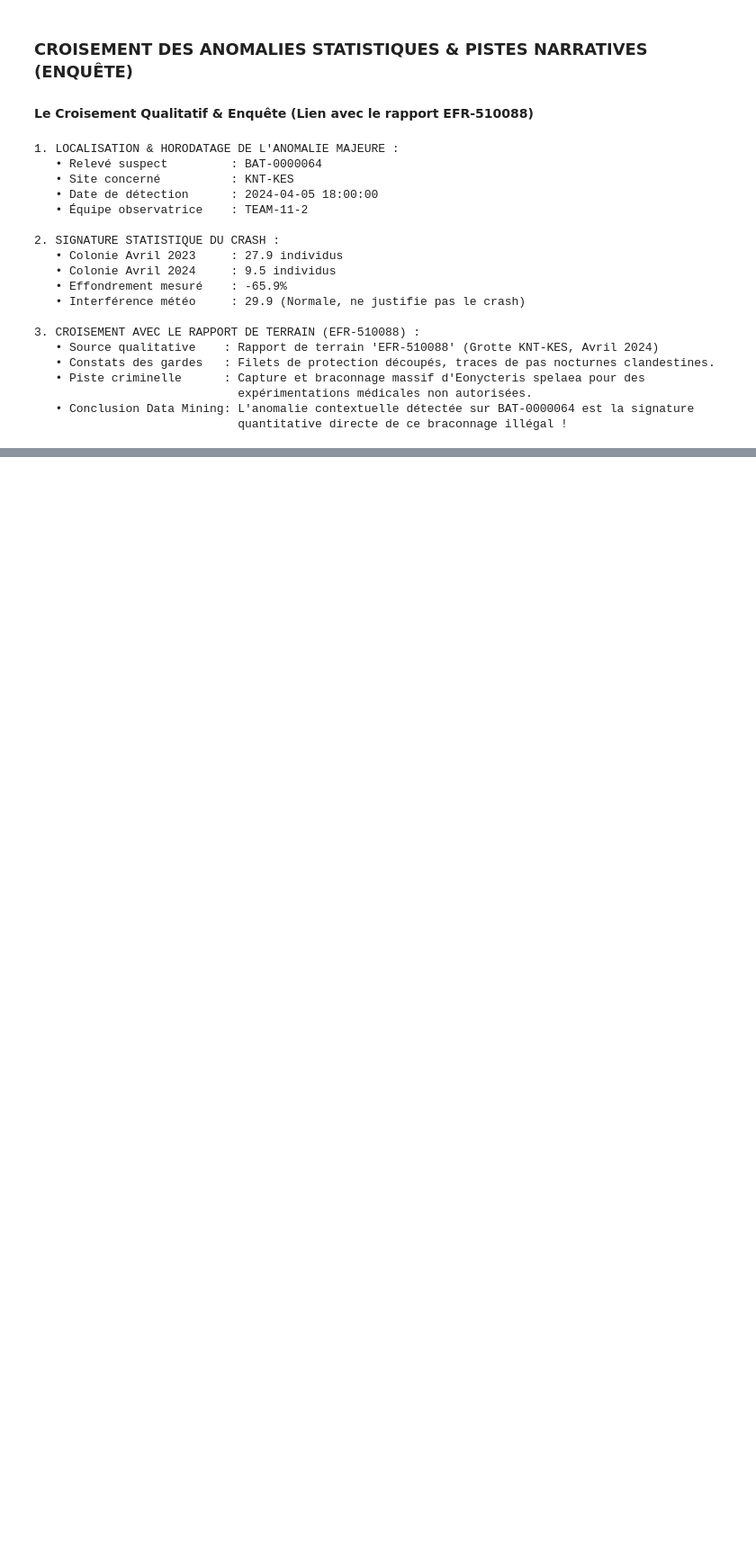
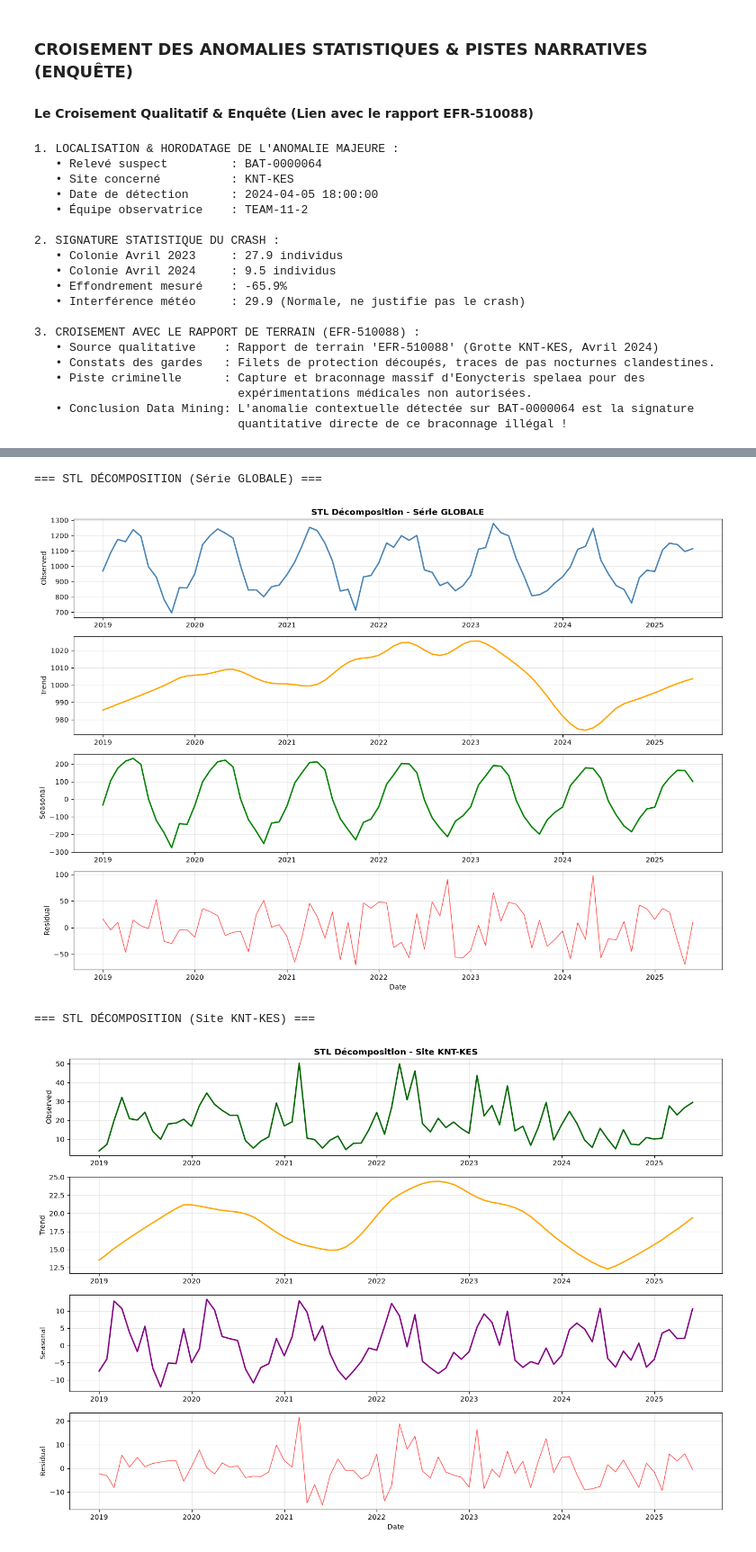
Before and after one commit to HananeDjouadi/G05-DataMining-2627, a Jupyter notebook: data/ecology/bat_surveys.ipynb, the cells around one changed output, grey strips where cells are left out. Shown at 90% size. Saved outputs shown, nothing was run; the diff lists cells and outputs as text; code cells hidden in the pictures; blank space fills up the shorter version.

```diff
--- a/data/ecology/bat_surveys.ipynb
+++ b/data/ecology/bat_surveys.ipynb
@@ -1413,0 +1524,71 @@ print(f"                             quantitative directe de ce braconnage illé
+# %%
+from statsmodels.tsa.seasonal import STL
+
+print("=== STL DÉCOMPOSITION (Série GLOBALE) ===\n")
+stl_global = STL(series_global, seasonal=13)
+result_global = stl_global.fit()
+
+# Créer manuellement les subplots
+fig, axes = plt.subplots(4, 1, figsize=(14, 10))
+
+axes[0].plot(result_global.observed, color='steelblue', linewidth=2)
+axes[0].set_ylabel('Observed')
+axes[0].set_title('STL Décomposition - Série GLOBALE', fontweight='bold', fontsize=12)
+axes[0].grid(True, alpha=0.3)
+
+axes[1].plot(result_global.trend, color='orange', linewidth=2)
+axes[1].set_ylabel('Trend')
+axes[1].grid(True, alpha=0.3)
+
+axes[2].plot(result_global.seasonal, color='green', linewidth=2)
+axes[2].set_ylabel('Seasonal')
+axes[2].grid(True, alpha=0.3)
+
+axes[3].plot(result_global.resid, color='red', linewidth=1, alpha=0.7)
+axes[3].set_ylabel('Residual')
+axes[3].set_xlabel('Date')
+axes[3].grid(True, alpha=0.3)
+
+plt.tight_layout()
+plt.show()
+
+# Même chose pour KNT-KES
+if len(series_knt_kes) >= 24:
+    print("\n=== STL DÉCOMPOSITION (Site KNT-KES) ===\n")
+    stl_knt = STL(series_knt_kes, seasonal=7)
+    result_knt = stl_knt.fit()
+
+    fig2, axes2 = plt.subplots(4, 1, figsize=(14, 10))
+
+    axes2[0].plot(result_knt.observed, color='darkgreen', linewidth=2)
+    axes2[0].set_ylabel('Observed')
+    axes2[0].set_title('STL Décomposition - Site KNT-KES', fontweight='bold', fontsize=12)
+    axes2[0].grid(True, alpha=0.3)
+
+    axes2[1].plot(result_knt.trend, color='orange', linewidth=2)
+    axes2[1].set_ylabel('Trend')
+    axes2[1].grid(True, alpha=0.3)
+
+    axes2[2].plot(result_knt.seasonal, color='purple', linewidth=2)
+    axes2[2].set_ylabel('Seasonal')
+    axes2[2].grid(True, alpha=0.3)
+
+    axes2[3].plot(result_knt.resid, color='red', linewidth=1, alpha=0.7)
+    axes2[3].set_ylabel('Residual')
+    axes2[3].set_xlabel('Date')
+    axes2[3].grid(True, alpha=0.3)
+
+    plt.tight_layout()
+    plt.show()
+else:
+    print(f"\n⚠️ Série KNT-KES trop courte ({len(series_knt_kes)} points) pour STL robuste")
+
+print("\n=== COMPOSANTES STL ===")
+print(f"Tendance (Trend) : mouvement long-terme")
+print(f"Saisonnalité (Seasonal) : pattern annuel récurrent")
+print(f"Résidu (Residual) : bruit + anomalies")
+# %% [output]
+=== STL DÉCOMPOSITION (Série GLOBALE) ===
+[figure, added]
+=== STL DÉCOMPOSITION (Site KNT-KES) ===
+[figure, added]
```
Also changed, not shown: parts of 26 cells of this notebook, 2 other files.
